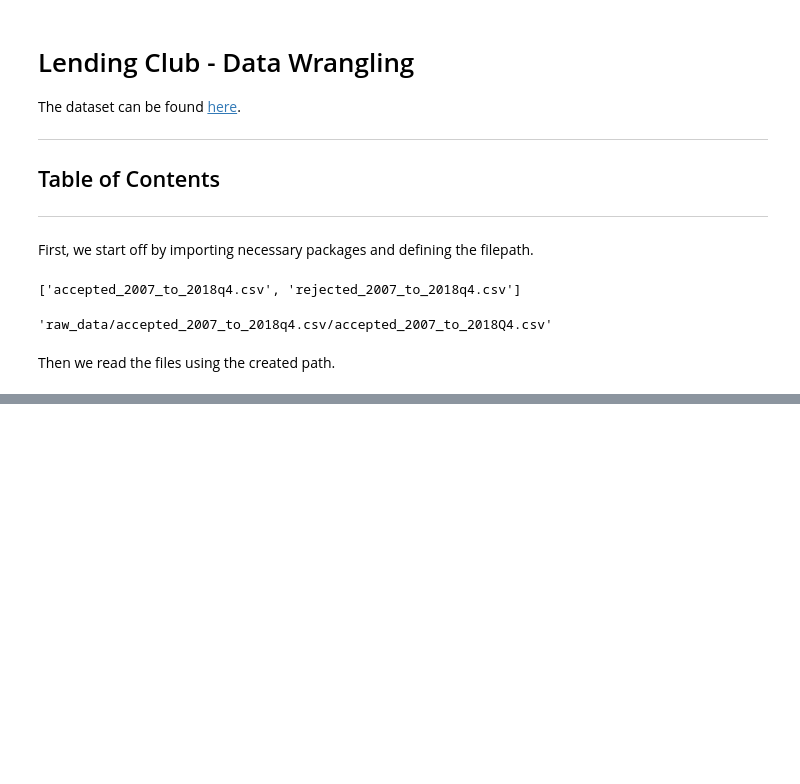
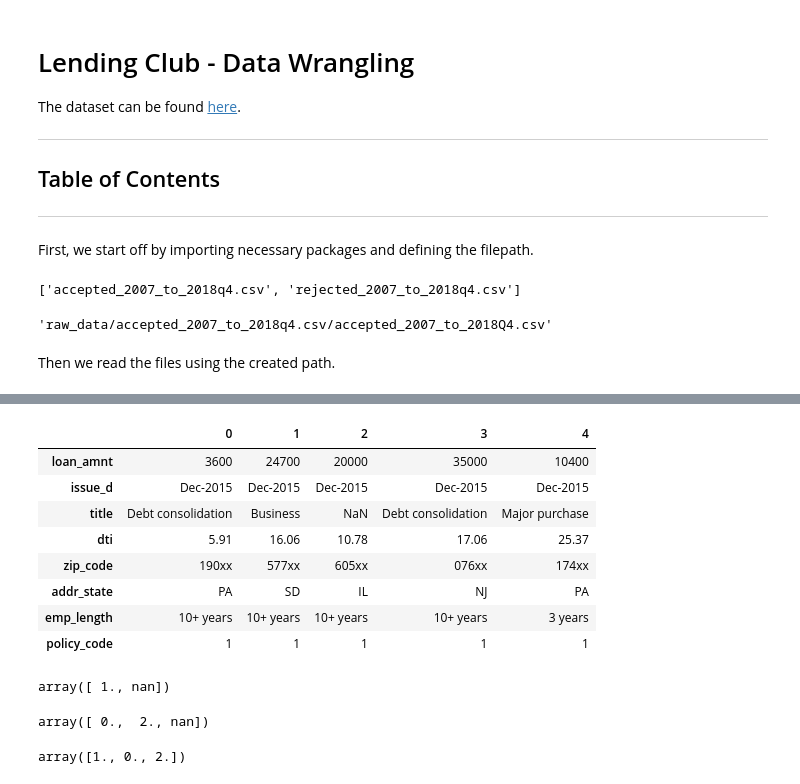
Before and after one commit to JaeHub/Lending-Club-Capstone, a Jupyter notebook: Data Wrangling.ipynb, the cells around one changed output, grey strips where cells are left out. Cells and saved outputs as stored; diff of their text form; code cells hidden in the pictures; blank space fills up the shorter version.

```diff
--- a/Data Wrangling.ipynb
+++ b/Data Wrangling.ipynb
@@ -54,0 +165,14 @@ rej_df.head()
+# %%
+acc_cols = ['loan_amnt', 'issue_d', 'title', 'dti', 'zip_code', 'addr_state', 'emp_length', 'policy_code']
+acc_8 = acc_df.filter(acc_cols, axis=1)
+acc_8.head().T
+# %% [output]
+|  | 0 | 1 | 2 | 3 | 4 |
+| loan_amnt | 3600 | 24700 | 20000 | 35000 | 10400 |
+| issue_d | Dec-2015 | Dec-2015 | Dec-2015 | Dec-2015 | Dec-2015 |
+| title | Debt consolidation | Business | NaN | Debt consolidation | Major purchase |
+| dti | 5.91 | 16.06 | 10.78 | 17.06 | 25.37 |
+| zip_code | 190xx | 577xx | 605xx | 076xx | 174xx |
+| addr_state | PA | SD | IL | NJ | PA |
+| emp_length | 10+ years | 10+ years | 10+ years | 10+ years | 3 years |
+| policy_code | 1 | 1 | 1 | 1 | 1 |
@@ -54,0 +184,10 @@ rej_df.head()
+# %%
+#accepted loans have 1 for the policy code
+acc_8['Policy Code'].unique()
+# %% [output]
+array([ 1., nan])
+# %%
+#rejected loans have 0 or 2 for the policy code
+rej_df['Policy Code'].unique()
+# %% [output]
+array([ 0.,  2., nan])
@@ -54,0 +201,4 @@ rej_df.head()
+# %%
+acc_rej['Policy Code'].unique()
+# %% [output]
+array([1., 0., 2.])
```
Also changed, not shown: parts of 22 cells of this notebook, 1 other file.
